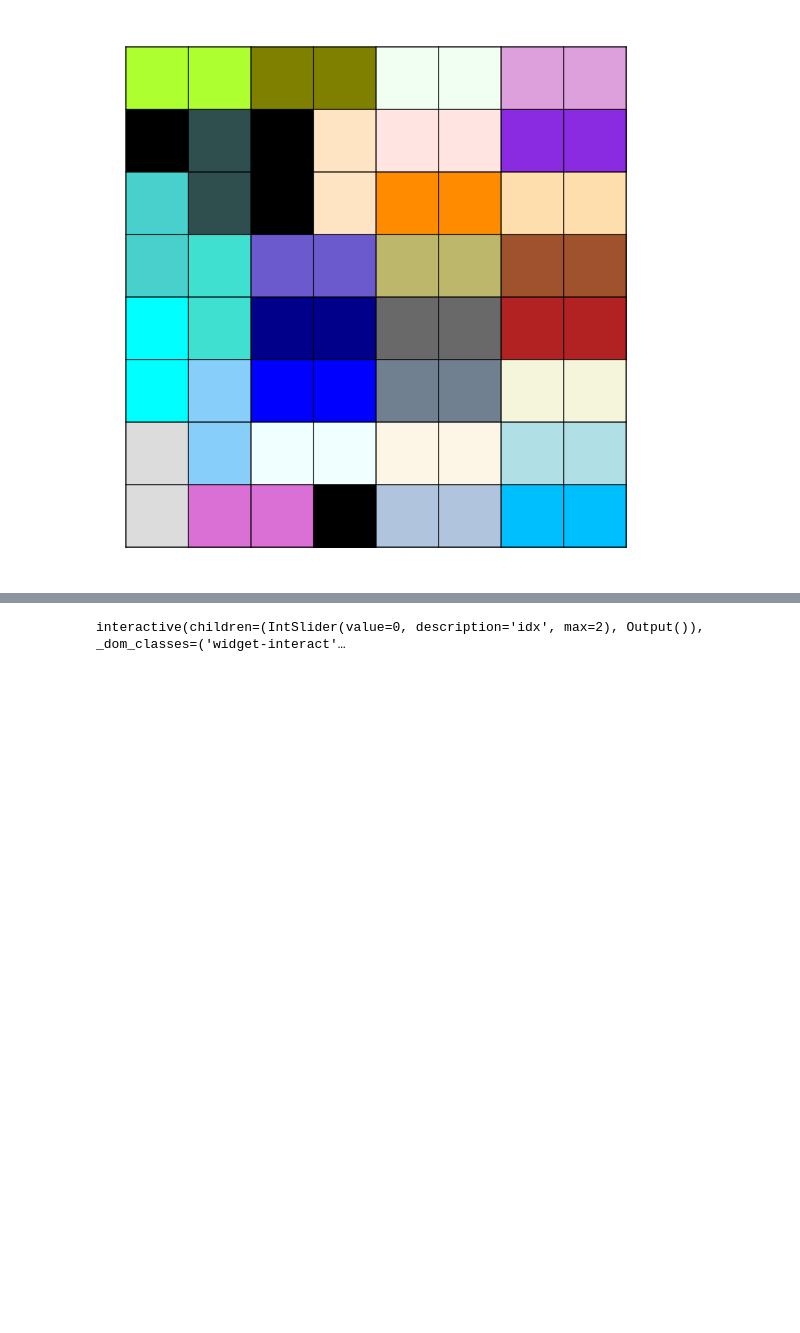
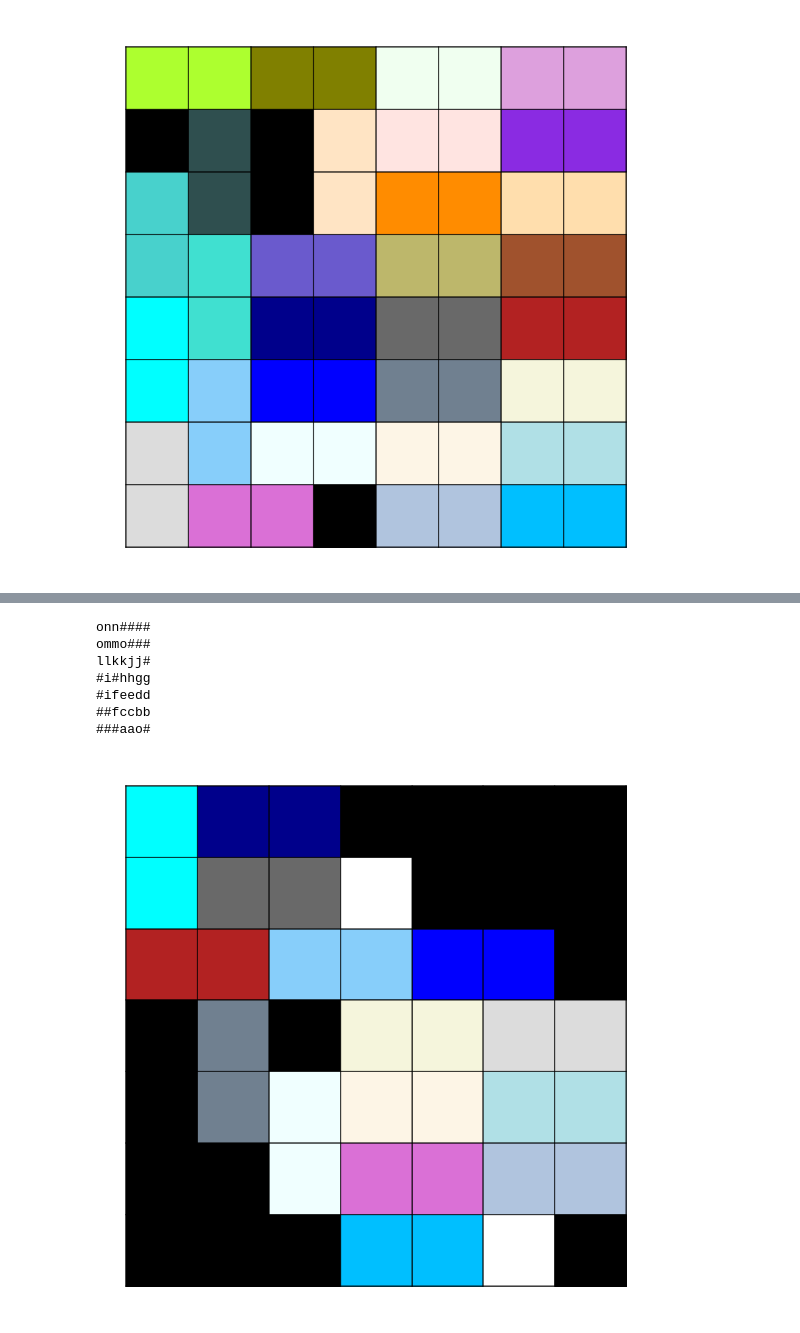
Before and after one commit to Malkovsky/interactive-visualization, a Jupyter notebook: domino_tiling.ipynb, the cells around one changed output, grey strips where cells are left out. Drawn from its saved outputs; the diff is of its cells as text; code cells hidden in the pictures; blank space fills up the shorter version.

```diff
--- a/domino_tiling.ipynb
+++ b/domino_tiling.ipynb
@@ -91,14 +91,17 @@ def cover_if_possible(tiling, dp=None):
 
     return result
 # %%
+def show_filling(filling):
+    for row in filling:
+        print(''.join(map(lambda x: '#' if x == -1 else chr(ord('a') + x % (2 * m)), row)))
+
 def show_tiling(tiling, fill=True, filling=None):
     m = len(tiling[0])
     if fill:
         if filling is None:
             filling = cover_if_possible(tiling)
         if filling is not None:
-            for row in filling:
-                print(''.join(map(lambda x: '#' if x == -1 else chr(ord('a') + x % (2 * m)), row)))
+            show_filling(filling)
             return filling
         else:
             print('No tiling')
@@ -192,6 +195,8 @@ def fill_cell(i, j, color, ax):
 
 def draw_filling(filling):
     if filling is not None:
+        n = len(filling)
+        m = len(filling[0])
         fig = plt.figure()
 
         ax = fig.add_axes([0, 0, 1, 1])
@@ -209,7 +214,7 @@ def draw_filling(filling):
 
         for i in range(n + 1):
             ax.plot([0, m], [i, i], color='black')
-        for i in range(n + 1):
+        for i in range(m + 1):
             ax.plot([i, i], [0, n], color='black')
         plt.close(fig)
         return fig
@@ -221,6 +226,8 @@ draw_filling(filling_random)
 [figure]
 # %%
 def maxmimum_cover(tiling):
+    n = len(tiling)
+    m = len(tiling[0])
     if ((n + 1) * m * 2 ** m) <= 10000000:
         dp = [[[(n * m if k != 0 or j != 0 or mask != 0 else 0) for mask in range(2 ** m)] for j in range(m)] for k in range(n + 1)]
     for k in range(n):
@@ -313,4 +323,22 @@ result = [draw_filling(cover_maximum_possible(tiling_random)), draw_filling(cove
-# %%
-animate_list(result);
-# %% [output]
-interactive(children=(IntSlider(value=0, description='idx', max=2), Output()), _dom_classes=('widget-interact'…
+# %%
+tiling_custom=[
+    '...####',
+    '....###',
+    '......#',
+    '#.#....',
+    '#......',
+    '##.....',
+    '###...#',
+]
+filling = cover_maximum_possible(tiling_custom)
+show_filling(filling)
+draw_filling(filling)
+# %% [output]
+onn####
+ommo###
+llkkjj#
+#i#hhgg
+#ifeedd
+##fccbb
+###aao#
+[figure, added]
```
Also changed, not shown: parts of 3 cells of this notebook.
